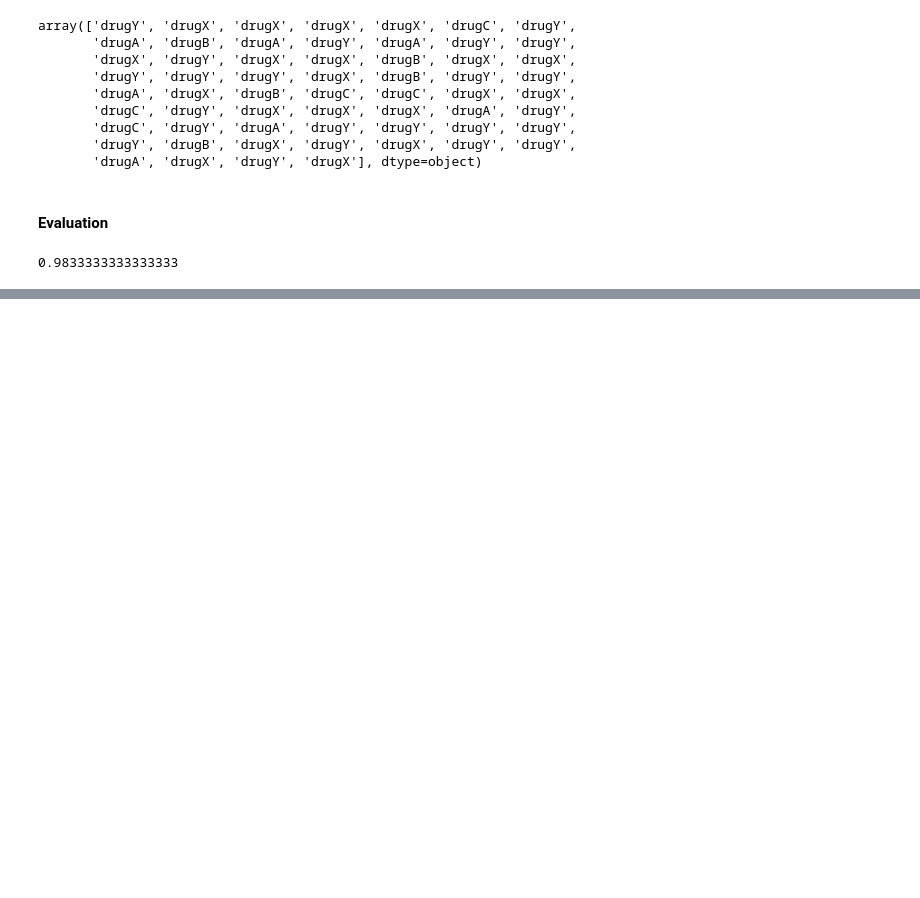
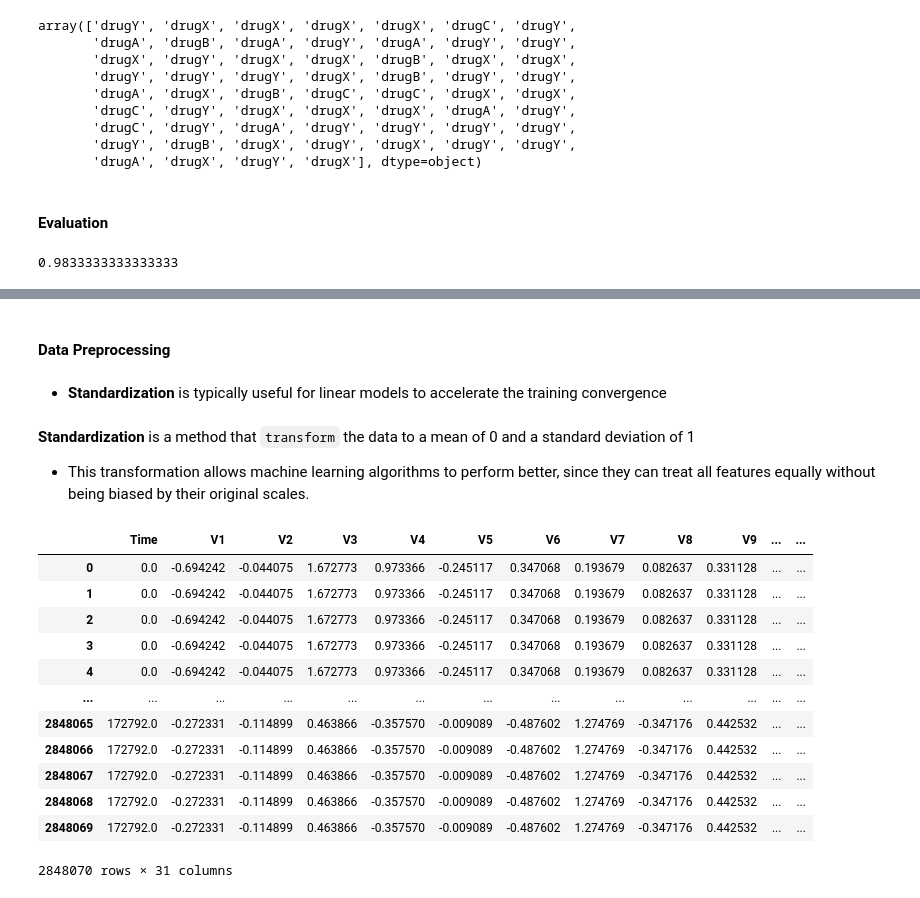
Before and after one commit to TimLL123456/Learning, a Jupyter notebook: Machine Learning Python/Machine Learning Python.ipynb, the cells around one changed output, grey strips where cells are left out. Saved outputs shown, nothing was run; the diff lists cells and outputs as text; code cells hidden in the pictures; blank space fills up the shorter version.

```diff
--- a/Machine Learning Python/Machine Learning Python.ipynb
+++ b/Machine Learning Python/Machine Learning Python.ipynb
@@ -888,0 +959,25 @@ export_graphviz(drugTree, out_file='tree.dot', filled=True, feature_names=['Age'
+# %% [markdown]
+#### Data Preprocessing
+# %% [markdown]
+* **Standardization** is typically useful for linear models to accelerate the training convergence
+# %% [markdown]
+**Standardization** is a method that `transform` the data to a mean of 0 and a standard deviation of 1
+
+* This transformation allows machine learning algorithms to perform better, since they can treat all features equally without being biased by their original scales.
+# %%
+### Standardize feauters by removing the mean and scaling to unit variance
+big_raw_data.iloc[:, 1:30] = StandardScaler().fit_transform(big_raw_data.iloc[:, 1:30])
+# %% [output]
+|  | Time | V1 | V2 | V3 | V4 | V5 | V6 | V7 | V8 | V9 | ... | ... |
+| 0 | 0.0 | -0.694242 | -0.044075 | 1.672773 | 0.973366 | -0.245117 | 0.347068 | 0.193679 | 0.082637 | 0.331128 | ... | ... |
+| 1 | 0.0 | -0.694242 | -0.044075 | 1.672773 | 0.973366 | -0.245117 | 0.347068 | 0.193679 | 0.082637 | 0.331128 | ... | ... |
+| 2 | 0.0 | -0.694242 | -0.044075 | 1.672773 | 0.973366 | -0.245117 | 0.347068 | 0.193679 | 0.082637 | 0.331128 | ... | ... |
+| 3 | 0.0 | -0.694242 | -0.044075 | 1.672773 | 0.973366 | -0.245117 | 0.347068 | 0.193679 | 0.082637 | 0.331128 | ... | ... |
+| 4 | 0.0 | -0.694242 | -0.044075 | 1.672773 | 0.973366 | -0.245117 | 0.347068 | 0.193679 | 0.082637 | 0.331128 | ... | ... |
+| ... | ... | ... | ... | ... | ... | ... | ... | ... | ... | ... | ... | ... |
+| 2848065 | 172792.0 | -0.272331 | -0.114899 | 0.463866 | -0.357570 | -0.009089 | -0.487602 | 1.274769 | -0.347176 | 0.442532 | ... | ... |
+| 2848066 | 172792.0 | -0.272331 | -0.114899 | 0.463866 | -0.357570 | -0.009089 | -0.487602 | 1.274769 | -0.347176 | 0.442532 | ... | ... |
+| 2848067 | 172792.0 | -0.272331 | -0.114899 | 0.463866 | -0.357570 | -0.009089 | -0.487602 | 1.274769 | -0.347176 | 0.442532 | ... | ... |
+| 2848068 | 172792.0 | -0.272331 | -0.114899 | 0.463866 | -0.357570 | -0.009089 | -0.487602 | 1.274769 | -0.347176 | 0.442532 | ... | ... |
+| 2848069 | 172792.0 | -0.272331 | -0.114899 | 0.463866 | -0.357570 | -0.009089 | -0.487602 | 1.274769 | -0.347176 | 0.442532 | ... | ... |
+2848070 rows × 31 columns
```
Also changed, not shown: parts of 8 cells of this notebook.
